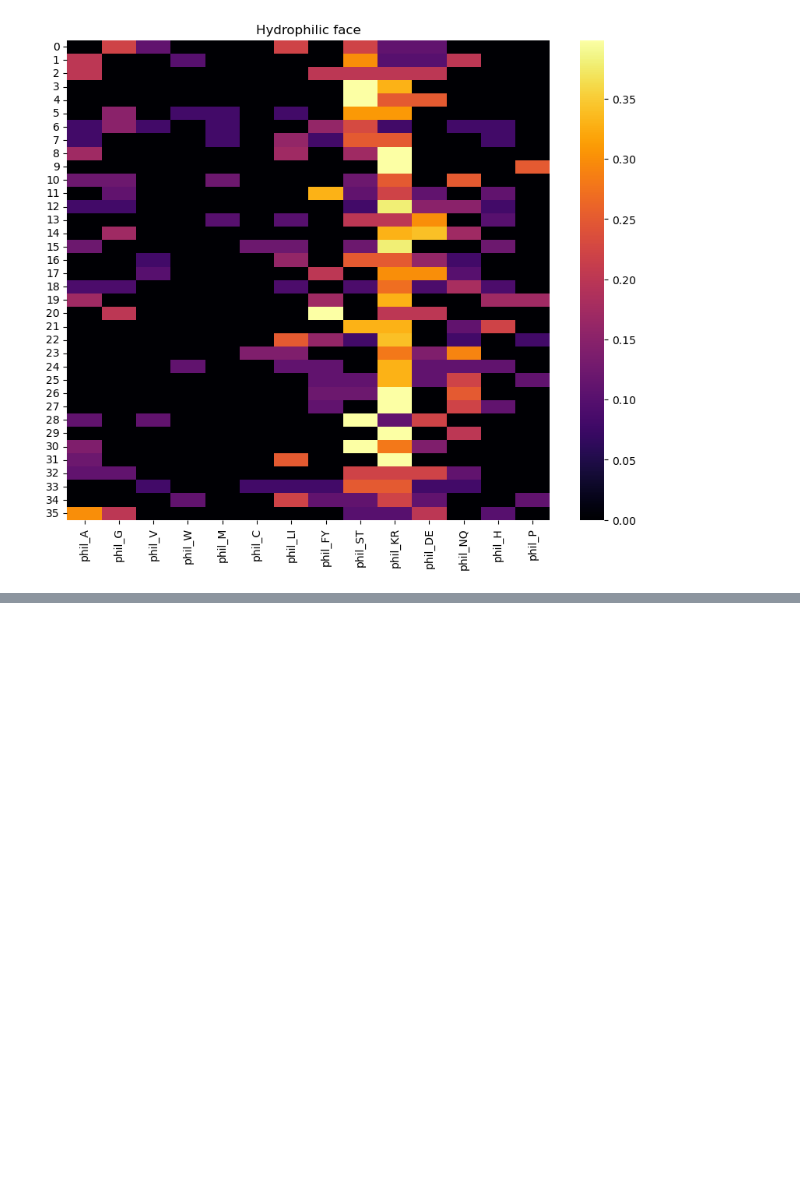
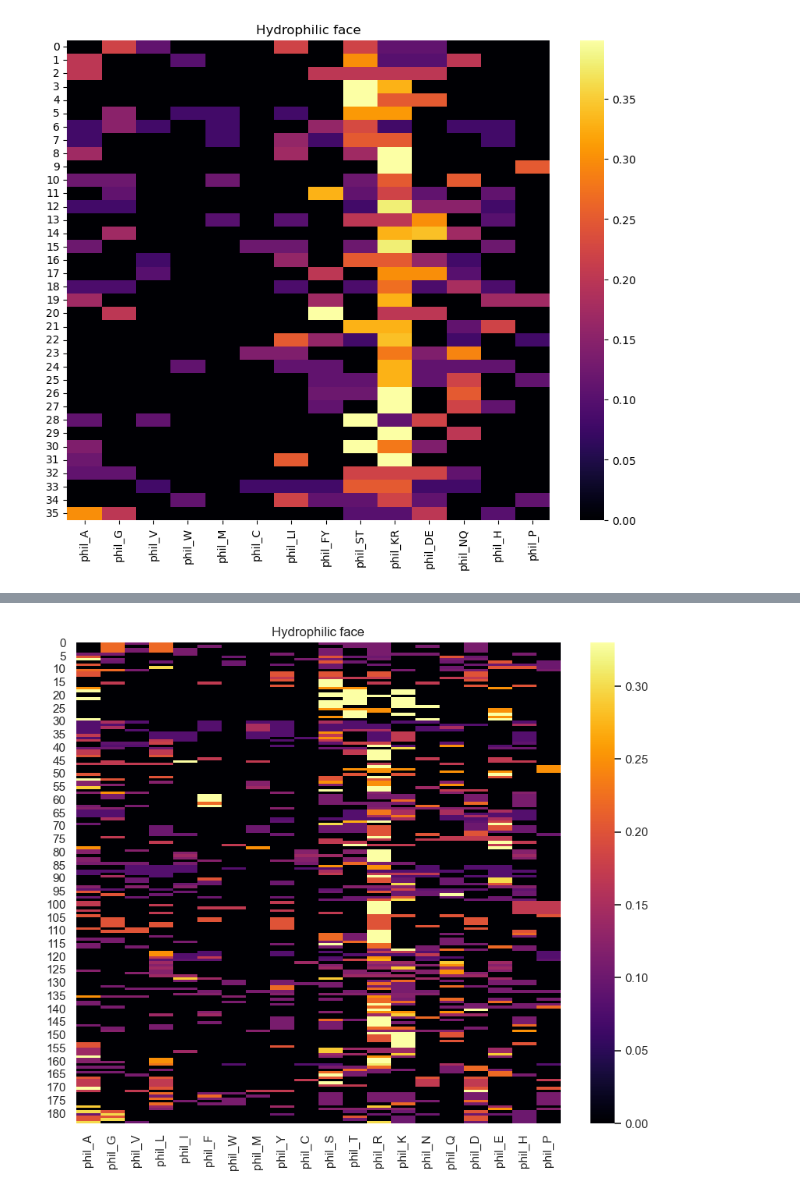
Before and after one commit to shokenlee/AH_AAcomposition, a Jupyter notebook: AHcomp.ipynb, the cells around one changed output, grey strips where cells are left out. Cells and saved outputs as stored; diff of their text form; code cells hidden in the pictures; blank space fills up the shorter version.

```diff
--- a/AHcomp.ipynb
+++ b/AHcomp.ipynb
@@ -119,0 +214,8 @@ plt.close()
+# %%
+plt.figure(figsize=(10, 8))
+sns.heatmap(df_for_heatmap_philic, annot=False, cmap='inferno', fmt=".2f", robust=True)
+plt.title('Hydrophilic face')
+plt.show()
+plt.close()
+# %% [output]
+[figure, added]
```
Also changed, not shown: parts of 11 cells of this notebook.
